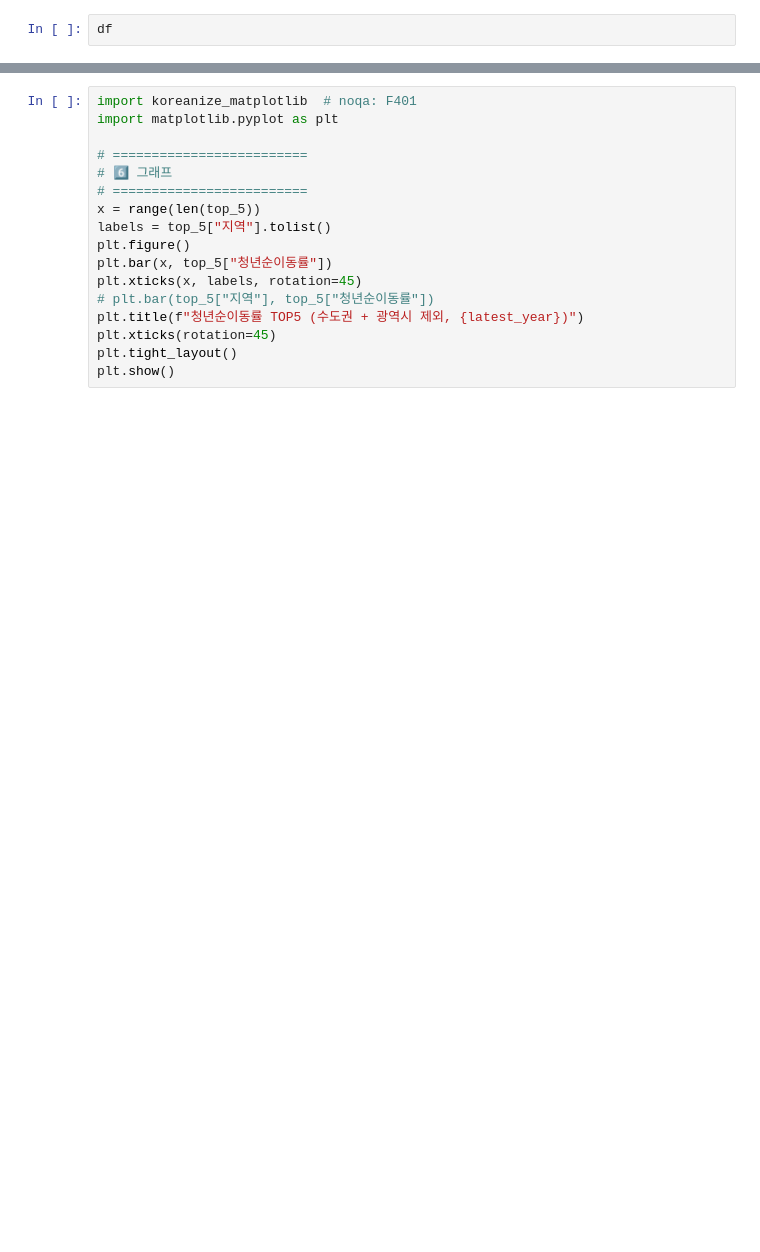
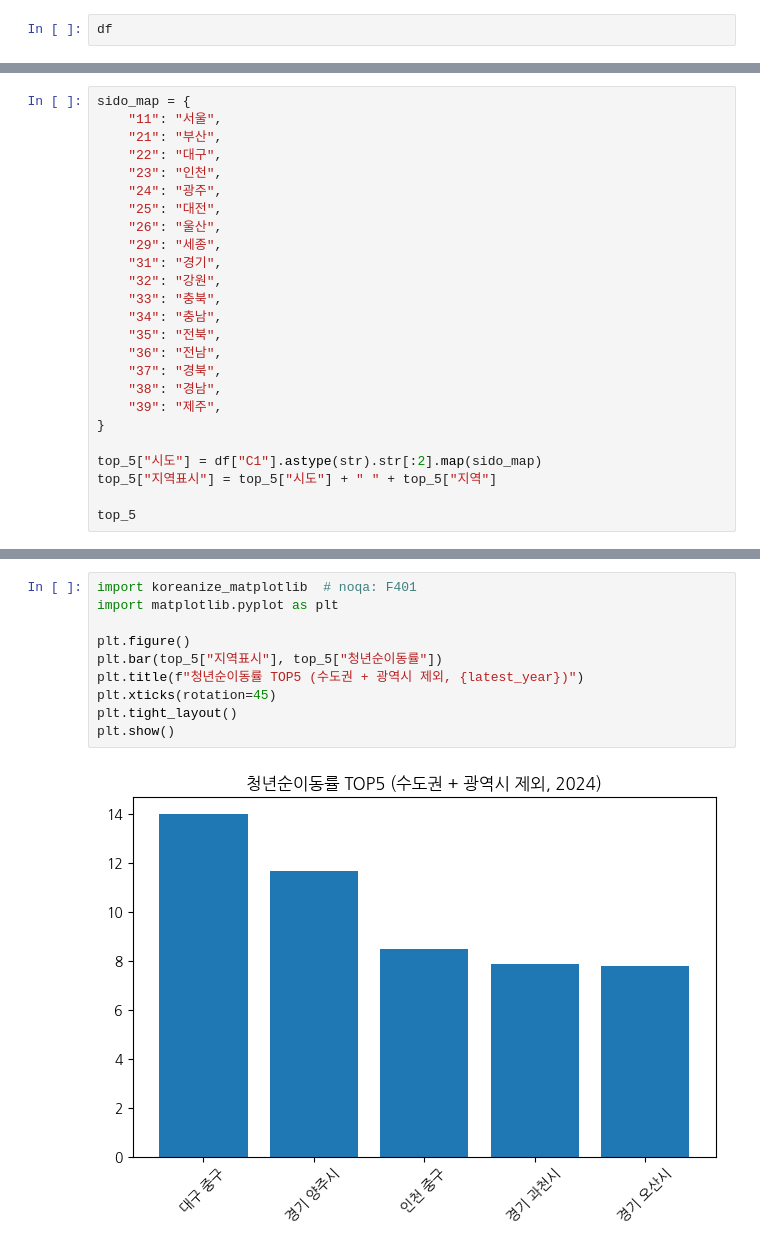
Before and after one commit to PotenupAI3/data_analysis_project, a Jupyter notebook: notebook/김경표/02_청년순이동률.ipynb, the cells around one changed output, grey strips where cells are left out. Saved outputs shown, nothing was run; the diff lists cells and outputs as text; blank space fills up the shorter version.

```diff
--- a/notebook/김경표/02_청년순이동률.ipynb
+++ b/notebook/김경표/02_청년순이동률.ipynb
@@ -129,0 +166,25 @@ print(top_5)
+# %%
+sido_map = {
+    "11": "서울",
+    "21": "부산",
+    "22": "대구",
+    "23": "인천",
+    "24": "광주",
+    "25": "대전",
+    "26": "울산",
+    "29": "세종",
+    "31": "경기",
+    "32": "강원",
+    "33": "충북",
+    "34": "충남",
+    "35": "전북",
+    "36": "전남",
+    "37": "경북",
+    "38": "경남",
+    "39": "제주",
+}
+
+top_5["시도"] = df["C1"].astype(str).str[:2].map(sido_map)
+top_5["지역표시"] = top_5["시도"] + " " + top_5["지역"]
+
+top_5
@@ -130,17 +198,12 @@ print(top_5)
 # %%
 import koreanize_matplotlib  # noqa: F401
 import matplotlib.pyplot as plt
 
-# =========================
-# 6️⃣ 그래프
-# =========================
-x = range(len(top_5))
-labels = top_5["지역"].tolist()
 plt.figure()
-plt.bar(x, top_5["청년순이동률"])
-plt.xticks(x, labels, rotation=45)
-# plt.bar(top_5["지역"], top_5["청년순이동률"])
+plt.bar(top_5["지역표시"], top_5["청년순이동률"])
 plt.title(f"청년순이동률 TOP5 (수도권 + 광역시 제외, {latest_year})")
 plt.xticks(rotation=45)
 plt.tight_layout()
 plt.show()
+# %% [output]
+[figure, added]
```
Also changed, not shown: parts of 5 cells of this notebook.
